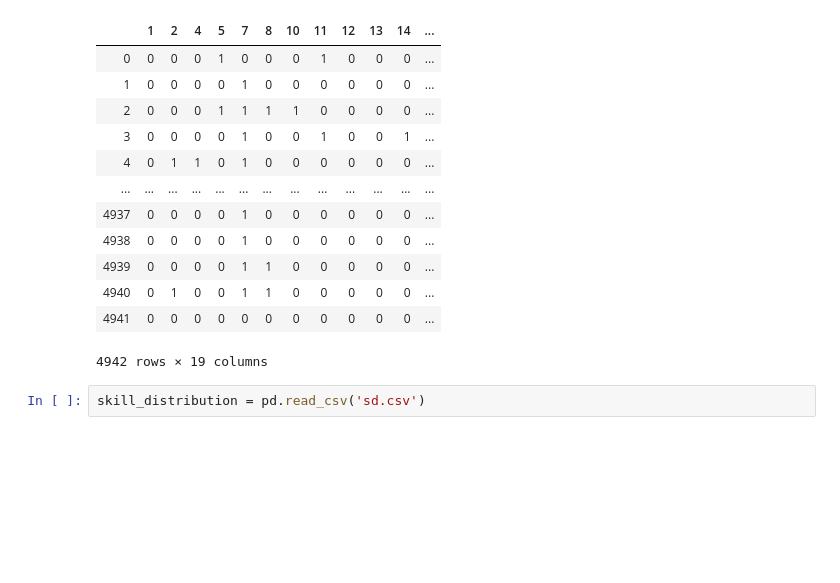
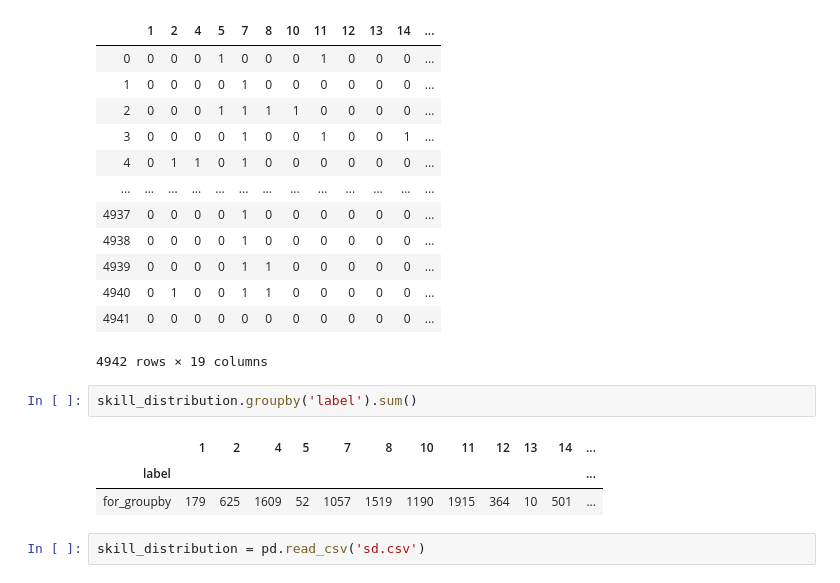
Before and after one commit to JingDu123/JingDu_DS440, a Jupyter notebook: skill_data_classifier_by_JingDu.ipynb, the cells around one changed output. Drawn from its saved outputs; the diff is of its cells as text; blank space fills up the shorter version.

```diff
--- a/skill_data_classifier_by_JingDu.ipynb
+++ b/skill_data_classifier_by_JingDu.ipynb
@@ -80,6 +80,12 @@ See the caveats in the documentation: http://pandas.pydata.org/pandas-docs/stabl
 | 4940 | 0 | 1 | 0 | 0 | 1 | 1 | 0 | 0 | 0 | 0 | 0 | ... |
 | 4941 | 0 | 0 | 0 | 0 | 0 | 0 | 0 | 0 | 0 | 0 | 0 | ... |
 4942 rows × 19 columns
+# %%
+skill_distribution.groupby('label').sum()
+# %% [output]
+|  | 1 | 2 | 4 | 5 | 7 | 8 | 10 | 11 | 12 | 13 | 14 | ... |
+| label |  |  |  |  |  |  |  |  |  |  |  | ... |
+| for_groupby | 179 | 625 | 1609 | 52 | 1057 | 1519 | 1190 | 1915 | 364 | 10 | 501 | ... |
 # %%
 skill_distribution = pd.read_csv('sd.csv')
 # %%
```
Also changed, not shown: parts of 1 cell of this notebook, 2 other files.
